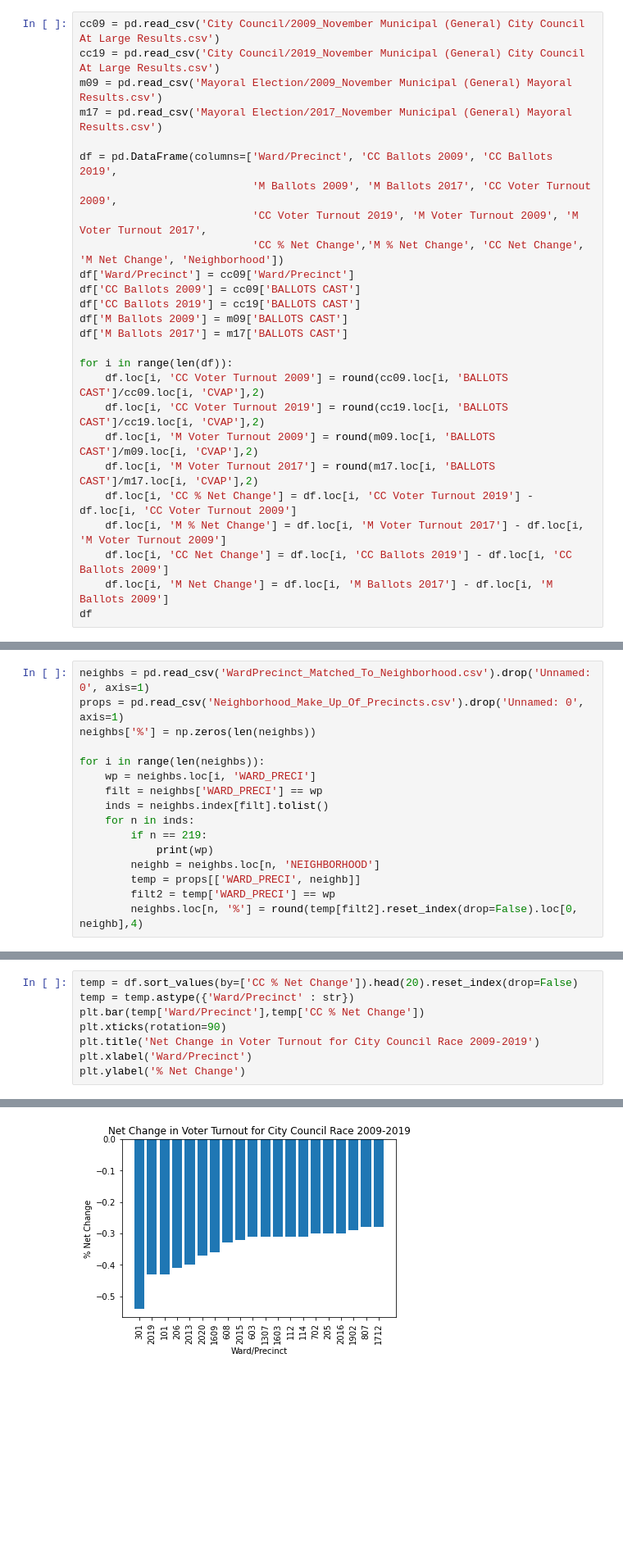
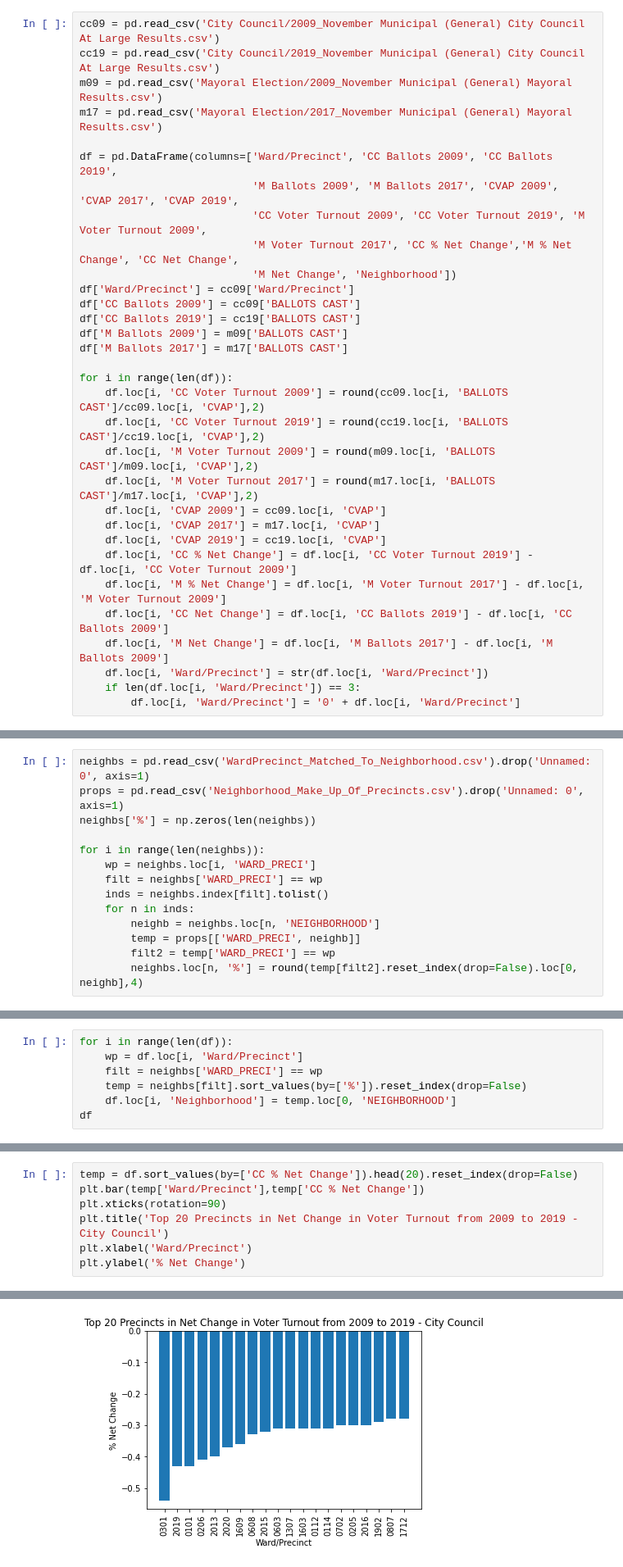
Before and after one commit to yagevlevi/BaystateBanner_Spark, a Jupyter notebook: Voting Patterns/Net_Change_Analysis.ipynb, the cells around one changed output, grey strips where cells are left out. Shown at 82% size. Cells and saved outputs as stored; diff of their text form; blank space fills up the shorter version.

```diff
--- a/Voting Patterns/Net_Change_Analysis.ipynb
+++ b/Voting Patterns/Net_Change_Analysis.ipynb
@@ -9,9 +9,10 @@ m09 = pd.read_csv('Mayoral Election/2009_November Municipal (General) Mayoral Re
 m17 = pd.read_csv('Mayoral Election/2017_November Municipal (General) Mayoral Results.csv')
 
 df = pd.DataFrame(columns=['Ward/Precinct', 'CC Ballots 2009', 'CC Ballots 2019',
-                           'M Ballots 2009', 'M Ballots 2017', 'CC Voter Turnout 2009',
-                           'CC Voter Turnout 2019', 'M Voter Turnout 2009', 'M Voter Turnout 2017',
-                           'CC % Net Change','M % Net Change', 'CC Net Change', 'M Net Change', 'Neighborhood'])
+                           'M Ballots 2009', 'M Ballots 2017', 'CVAP 2009', 'CVAP 2017', 'CVAP 2019',
+                           'CC Voter Turnout 2009', 'CC Voter Turnout 2019', 'M Voter Turnout 2009',
+                           'M Voter Turnout 2017', 'CC % Net Change','M % Net Change', 'CC Net Change',
+                           'M Net Change', 'Neighborhood'])
 df['Ward/Precinct'] = cc09['Ward/Precinct']
 df['CC Ballots 2009'] = cc09['BALLOTS CAST']
 df['CC Ballots 2019'] = cc19['BALLOTS CAST']
@@ -23,8 +24,13 @@ for i in range(len(df)):
     df.loc[i, 'CC Voter Turnout 2019'] = round(cc19.loc[i, 'BALLOTS CAST']/cc19.loc[i, 'CVAP'],2)
     df.loc[i, 'M Voter Turnout 2009'] = round(m09.loc[i, 'BALLOTS CAST']/m09.loc[i, 'CVAP'],2)
     df.loc[i, 'M Voter Turnout 2017'] = round(m17.loc[i, 'BALLOTS CAST']/m17.loc[i, 'CVAP'],2)
+    df.loc[i, 'CVAP 2009'] = cc09.loc[i, 'CVAP']
+    df.loc[i, 'CVAP 2017'] = m17.loc[i, 'CVAP']
+    df.loc[i, 'CVAP 2019'] = cc19.loc[i, 'CVAP']
     df.loc[i, 'CC % Net Change'] = df.loc[i, 'CC Voter Turnout 2019'] - df.loc[i, 'CC Voter Turnout 2009']
     df.loc[i, 'M % Net Change'] = df.loc[i, 'M Voter Turnout 2017'] - df.loc[i, 'M Voter Turnout 2009']
     df.loc[i, 'CC Net Change'] = df.loc[i, 'CC Ballots 2019'] - df.loc[i, 'CC Ballots 2009']
     df.loc[i, 'M Net Change'] = df.loc[i, 'M Ballots 2017'] - df.loc[i, 'M Ballots 2009']
-df
+    df.loc[i, 'Ward/Precinct'] = str(df.loc[i, 'Ward/Precinct'])
+    if len(df.loc[i, 'Ward/Precinct']) == 3:
+        df.loc[i, 'Ward/Precinct'] = '0' + df.loc[i, 'Ward/Precinct']
@@ -52,8 +44,6 @@ for i in range(len(neighbs)):
     filt = neighbs['WARD_PRECI'] == wp
     inds = neighbs.index[filt].tolist()
     for n in inds:
-        if n == 219:
-            print(wp)
         neighb = neighbs.loc[n, 'NEIGHBORHOOD']
         temp = props[['WARD_PRECI', neighb]]
         filt2 = temp['WARD_PRECI'] == wp
@@ -62,0 +51,7 @@ for i in range(len(neighbs)):
+# %%
+for i in range(len(df)):
+    wp = df.loc[i, 'Ward/Precinct']
+    filt = neighbs['WARD_PRECI'] == wp
+    temp = neighbs[filt].sort_values(by=['%']).reset_index(drop=False)
+    df.loc[i, 'Neighborhood'] = temp.loc[0, 'NEIGHBORHOOD']
+df
@@ -84,13 +90,12 @@ neighbs[neighbs['WARD_PRECI'] == '0101']
 # %%
 temp = df.sort_values(by=['CC % Net Change']).head(20).reset_index(drop=False)
-temp = temp.astype({'Ward/Precinct' : str})
 plt.bar(temp['Ward/Precinct'],temp['CC % Net Change'])
 plt.xticks(rotation=90)
-plt.title('Net Change in Voter Turnout for City Council Race 2009-2019')
+plt.title('Top 20 Precincts in Net Change in Voter Turnout from 2009 to 2019 - City Council')
 plt.xlabel('Ward/Precinct')
 plt.ylabel('% Net Change')
 # %% [output]
 Text(0, 0.5, '% Net Change')
-[figure, old version]
+[figure, new version]
 # %%
 temp1 = df.sort_values(by=['M % Net Change']).head(20).reset_index(drop=False)
```
Also changed, not shown: parts of 9 cells of this notebook, 8 other files.
